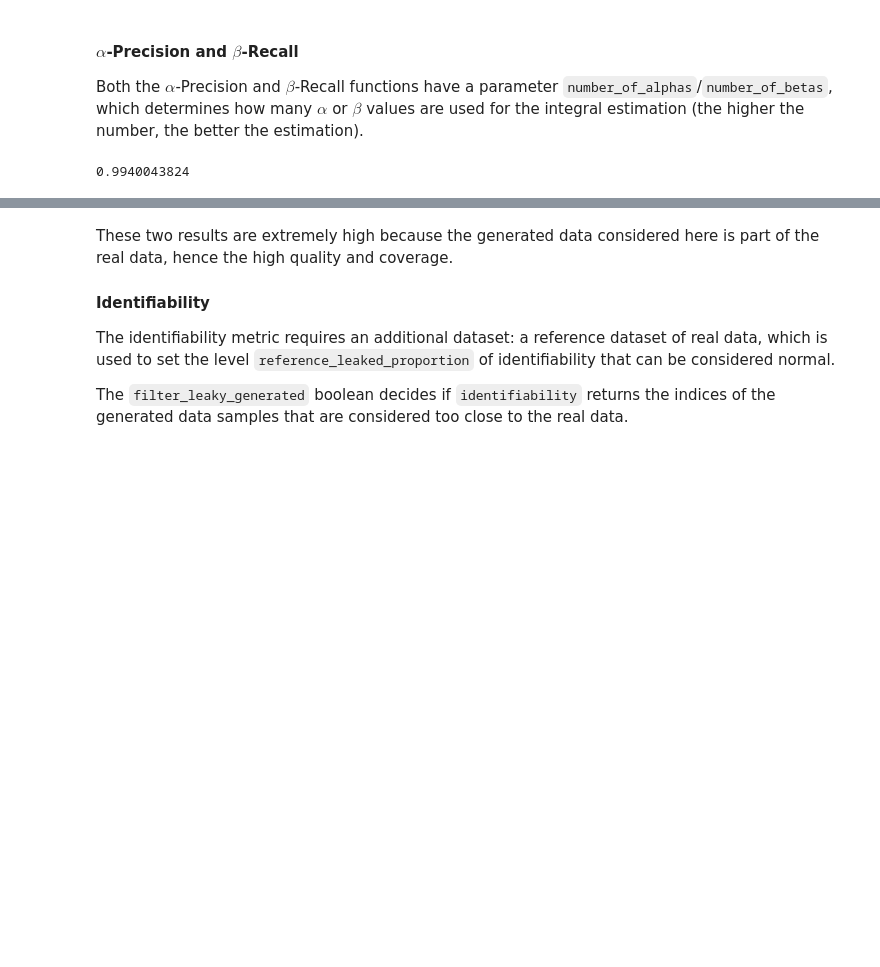
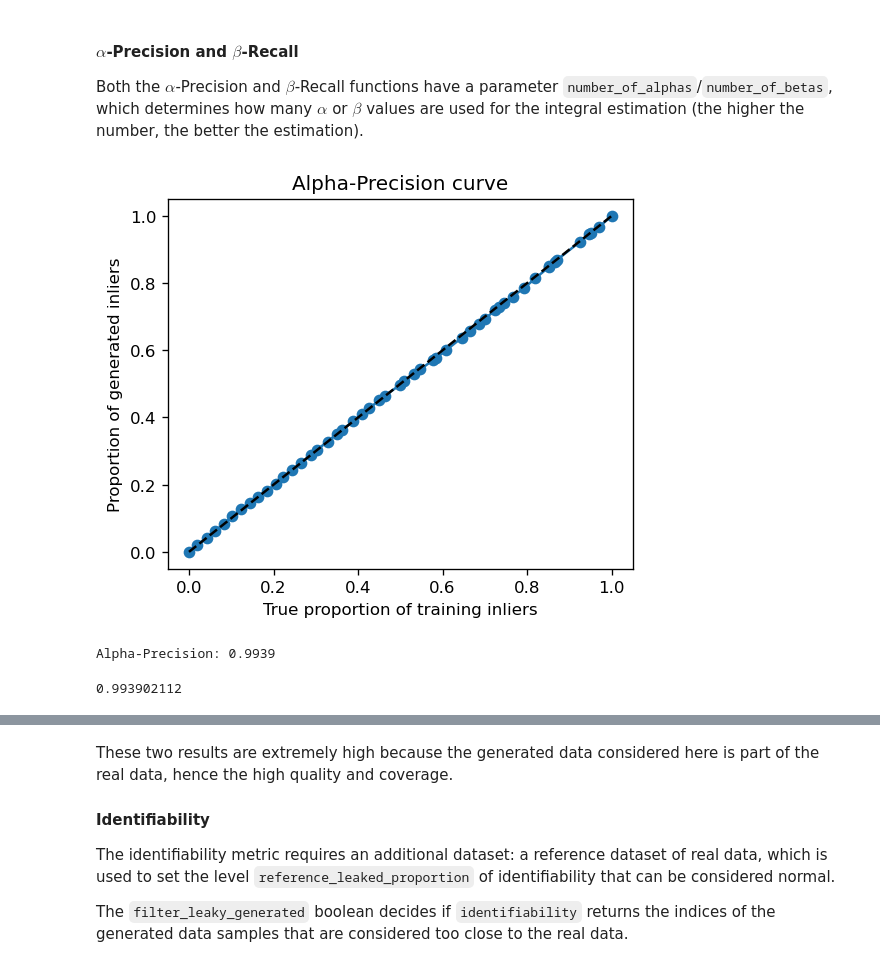
Before and after one commit to nicolassalvy/EvaGeM, a Jupyter notebook: tutorial.ipynb, the cells around one changed output, grey strips where cells are left out. Saved outputs shown, nothing was run; the diff lists cells and outputs as text; code cells hidden in the pictures; blank space fills up the shorter version.

```diff
--- a/tutorial.ipynb
+++ b/tutorial.ipynb
@@ -206,13 +189,18 @@ from EvaGeM.histograms import histograms
 Both the $\alpha$-Precision and $\beta$-Recall functions have a parameter `number_of_alphas`/`number_of_betas`, which determines how many $\alpha$ or $\beta$ values are used for the integral estimation (the higher the number, the better the estimation).
 # %%
 alpha_precision(
-    real_data=train_data,
+    train_data=train_data,
     generated_data=generated_data,
+    res_save_dir=res_save_dir,
+    experiment_name=experiment_name,
+    plot_curve=True,
     number_of_alphas=50,  # Default value
     n_jobs=2,  # Default value  # The number of jobs to use for the computation
     # will be faster with more jobs
 )
 # %% [output]
+[figure, added]
-0.9940043824
+Alpha-Precision: 0.9939
+0.993902112
 # %%
 beta_recall(
```
Also changed, not shown: parts of 9 cells of this notebook, 4 other files.
